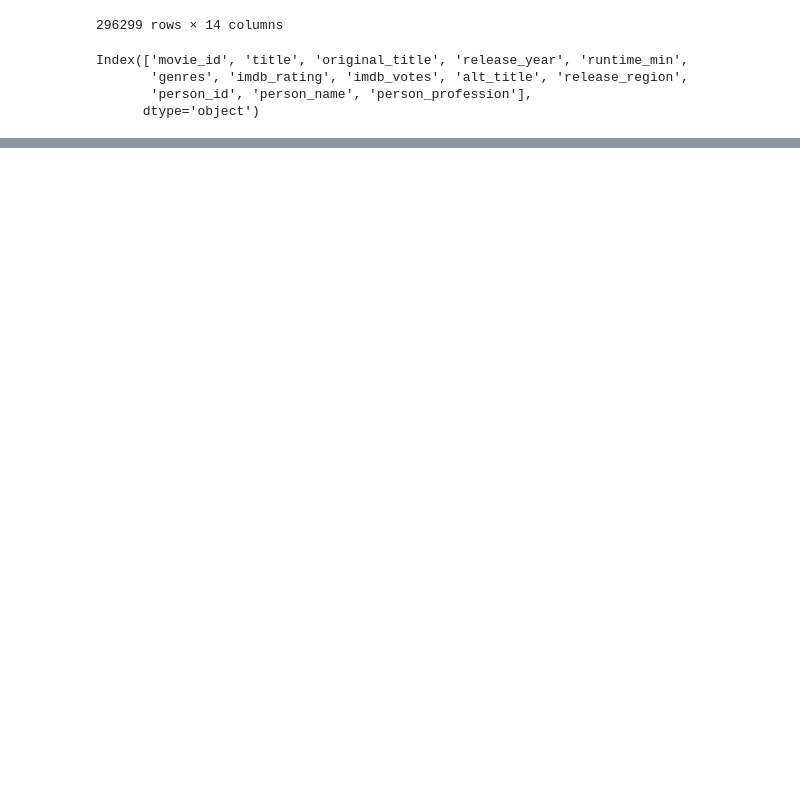
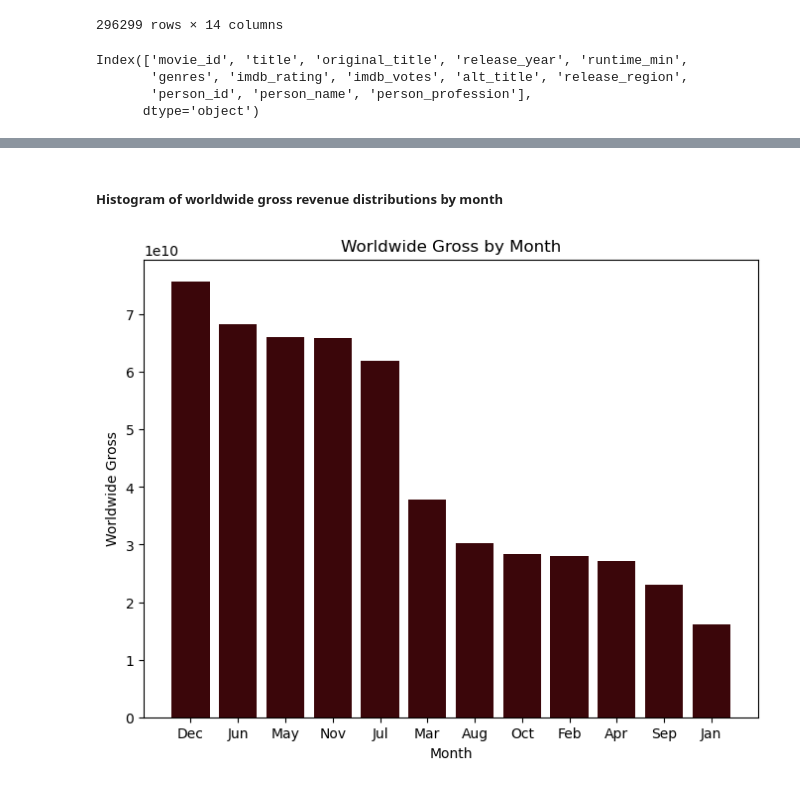
Before and after one commit to Arasirwa/stunning-computing-machine, a Jupyter notebook: notebooks/exploratory.ipynb, the cells around one changed output, grey strips where cells are left out. Drawn from its saved outputs; the diff is of its cells as text; code cells hidden in the pictures; blank space fills up the shorter version.

```diff
--- a/notebooks/exploratory.ipynb
+++ b/notebooks/exploratory.ipynb
@@ -647,0 +745,13 @@ Index(['movie_id', 'title', 'original_title', 'release_year', 'runtime_min',
+# %% [markdown]
+##### Histogram of worldwide gross revenue distributions by month
+# %%
+monthly_gross1 = tn_budget.groupby('month_abbrev')['worldwide_gross'].sum()
+monthly_gross_sorted1 = monthly_gross1.sort_values(ascending=False)
+plt.figure(figsize=(8,6))
+plt.bar(x=monthly_gross_sorted1.index,height=monthly_gross_sorted1.values,color='#3B060A')
+plt.xlabel('Month')
+plt.ylabel('Worldwide Gross')
+plt.title('Worldwide Gross by Month')
+plt.show();
+# %% [output]
+[figure, added]
```
Also changed, not shown: parts of 31 cells of this notebook.
